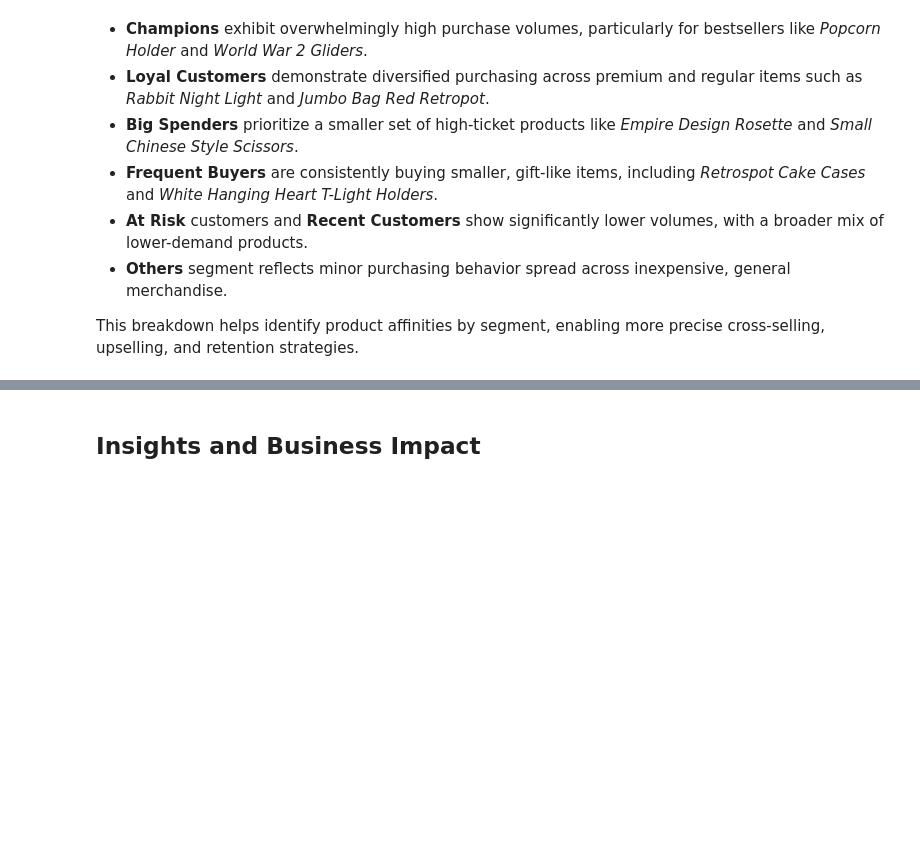
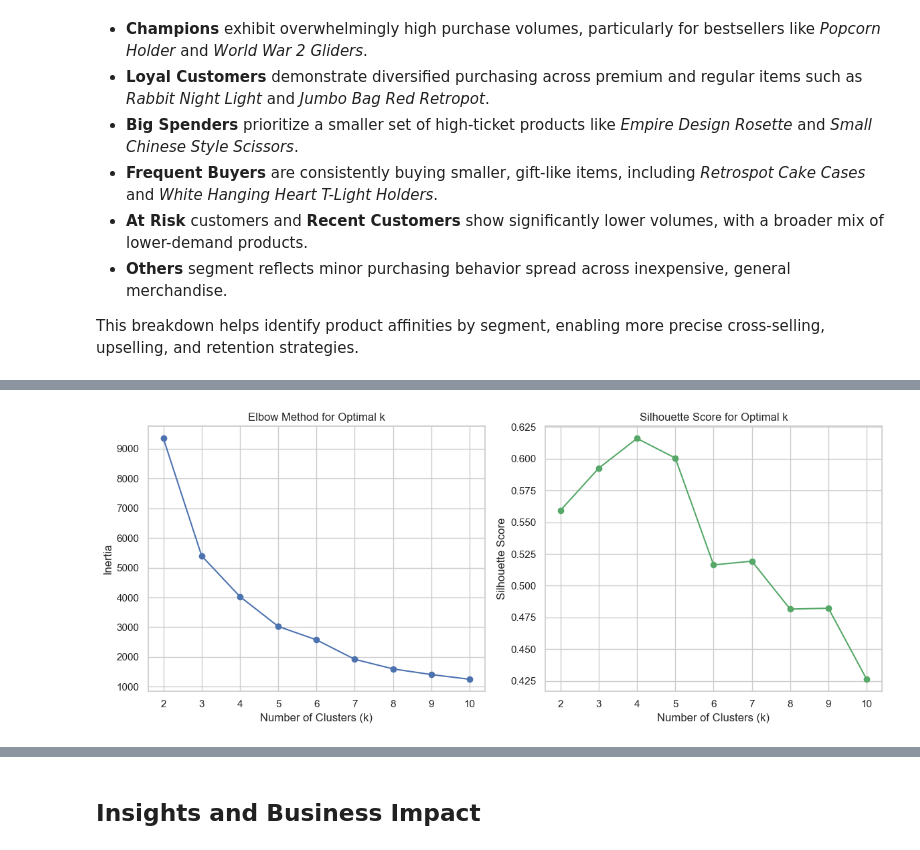
Before and after one commit to AI-Generative-IoT/DataMining-CustomerSegmentation-Project, a Jupyter notebook: Customer Segmentation.ipynb, the cells around one changed output, grey strips where cells are left out. Saved outputs shown, nothing was run; the diff lists cells and outputs as text; code cells hidden in the pictures; blank space fills up the shorter version.

Commit message:
Clustering & Predictive Modeling

```diff
--- a/Customer Segmentation.ipynb
+++ b/Customer Segmentation.ipynb
@@ -1473,0 +1489,39 @@ This breakdown helps identify product affinities by segment, enabling more preci
+# %%
+# Prepare RFM Data
+rfm_clustering = rfm[['Recency', 'Frequency', 'Monetary']].copy()
+
+# Scale the RFM data
+scaler = StandardScaler()
+rfm_scaled = scaler.fit_transform(rfm_clustering)
+
+# Find Optimal k using Elbow Method and Silhouette Score
+inertia = []
+silhouette = []
+K = range(2, 11)
+
+for k in K:
+    kmeans = KMeans(n_clusters=k, random_state=42)
+    kmeans.fit(rfm_scaled)
+    inertia.append(kmeans.inertia_)
+    silhouette.append(silhouette_score(rfm_scaled, kmeans.labels_))
+
+# Plot Elbow Curve
+plt.figure(figsize=(12,5))
+
+plt.subplot(1,2,1)
+plt.plot(K, inertia, 'bo-')
+plt.xlabel('Number of Clusters (k)')
+plt.ylabel('Inertia')
+plt.title('Elbow Method for Optimal k')
+
+# Plot Silhouette Score
+plt.subplot(1,2,2)
+plt.plot(K, silhouette, 'go-')
+plt.xlabel('Number of Clusters (k)')
+plt.ylabel('Silhouette Score')
+plt.title('Silhouette Score for Optimal k')
+
+plt.tight_layout()
+plt.show()
+# %% [output]
+[figure, added]
```
Also changed, not shown: parts of 23 cells of this notebook.
